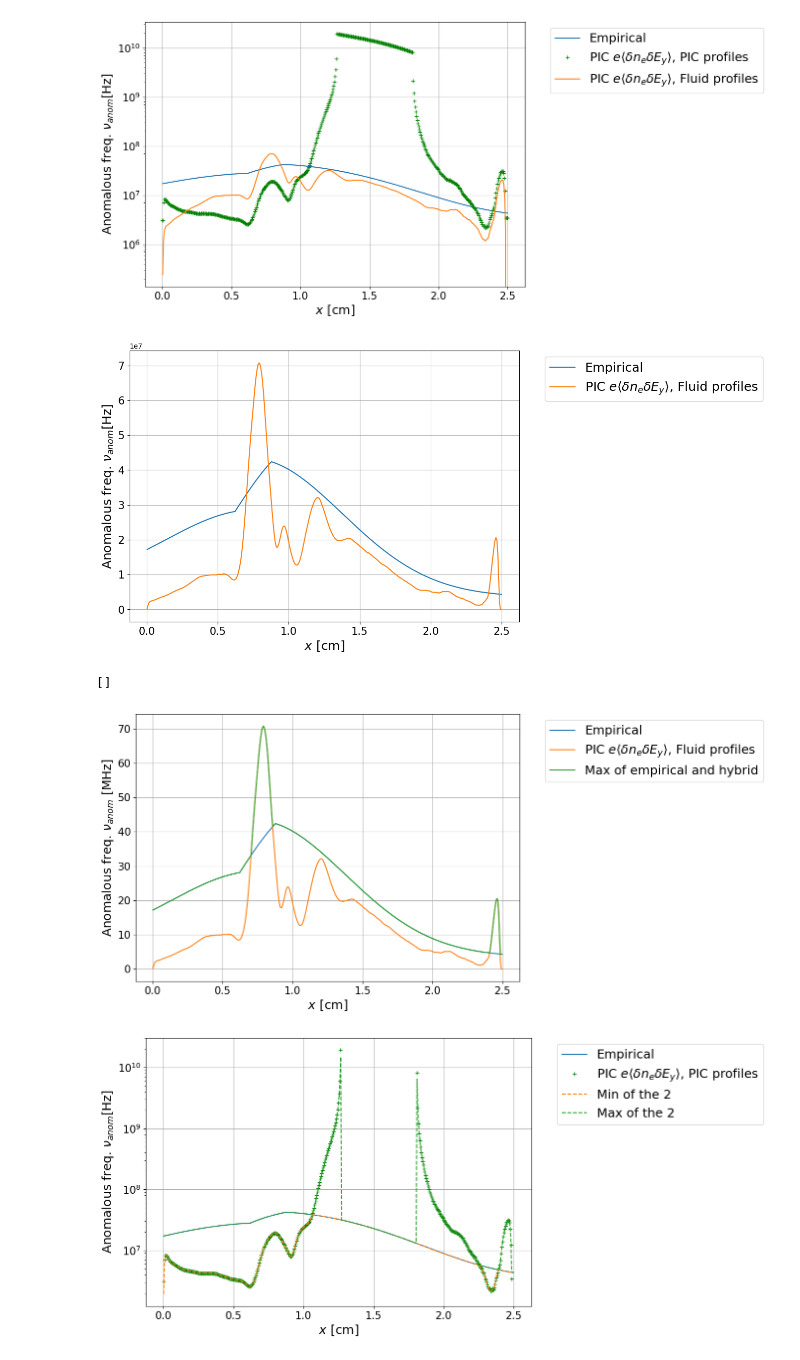
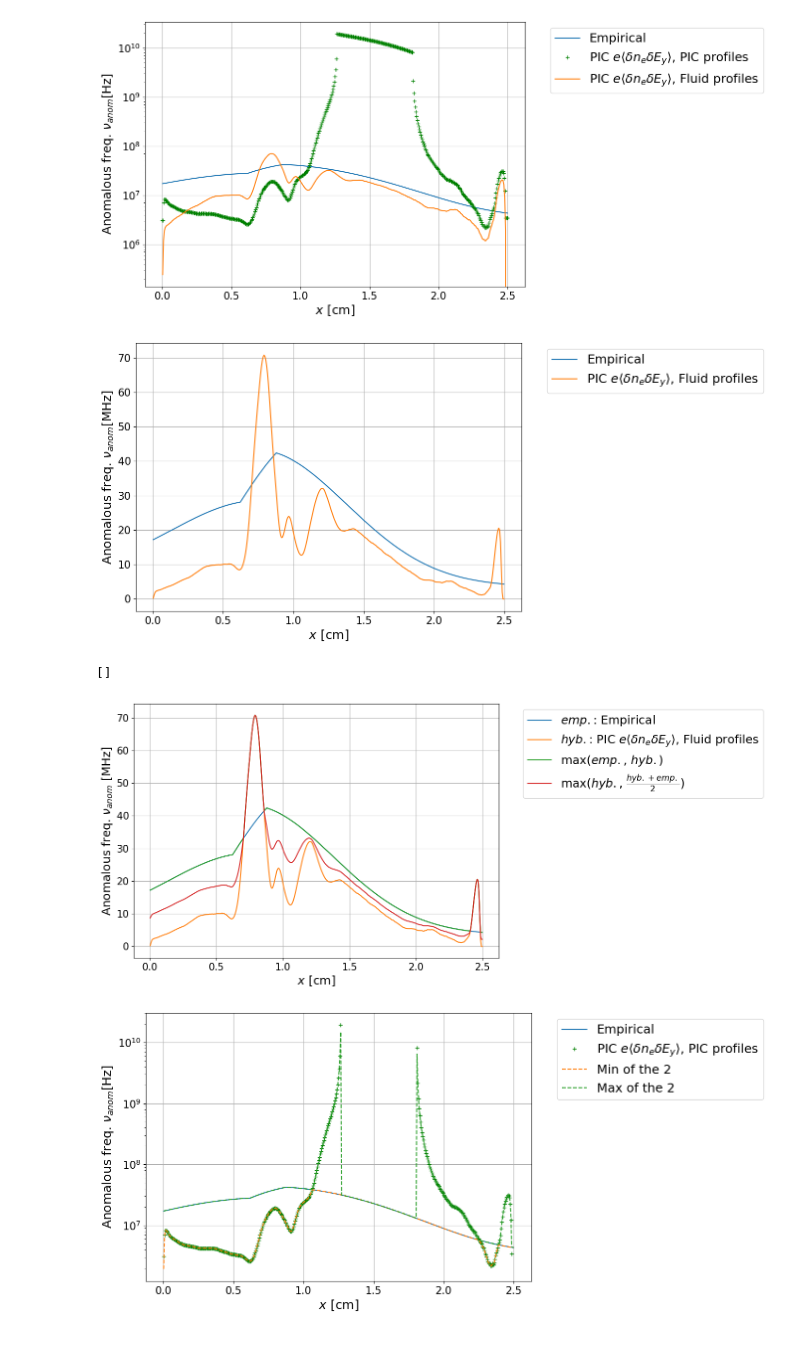
Before and after one commit to federicopetronio/FLHET1D, a Jupyter notebook: plots_comparison_PIC.ipynb, the cells around one changed output. Saved outputs shown, nothing was run; the diff lists cells and outputs as text; code cells hidden in the pictures.

Commit message:
Made a few plots for presentation.

```diff
--- a/plots_comparison_PIC.ipynb
+++ b/plots_comparison_PIC.ipynb
@@ -391,11 +391,11 @@ plt.show()
 f, ax = plt.subplots(figsize=(10,7))
 
 #ax.semilogy([LTHR*100, LTHR*100], [1e-5, 100.], 'k--', label = "channel exit")
-ax.plot(x_center*100, current_nu, '-', label = "Empirical")
-ax.plot(x_center*100, hybrid_nu, '-', label="PIC $e\\langle \\delta n_e \\delta E_y \\rangle$, Fluid profiles")
+ax.plot(x_center*100, current_nu/1e6, '-', label = "Empirical")
+ax.plot(x_center*100, hybrid_nu/1e6, '-', label="PIC $e\\langle \\delta n_e \\delta E_y \\rangle$, Fluid profiles")
 #ax.set_ylim([1e-3, 20.])
 ax.set_xlabel("$x$ [cm]", fontsize=axisfontsize)
-ax.set_ylabel("Anomalous freq. $\\nu_{anom}$[Hz]", fontsize=axisfontsize)
+ax.set_ylabel("Anomalous freq. $\\nu_{anom}$ [MHz]", fontsize=axisfontsize)
 ax.xaxis.set_tick_params(labelsize=tickfontsize)
 ax.yaxis.set_tick_params(labelsize=tickfontsize)
 
@@ -403,7 +403,7 @@ ax.grid()
 ax.legend(loc="upper left", bbox_to_anchor=(1.05, 1.0), fontsize=legendfontsize)
 plt.show()
 # %% [output]
-[figure, old version]
+[figure, new version]
 # %%
 index_neg   = np.argwhere(hybrid_nu < 0.)
 print(index_neg)
@@ -415,21 +415,22 @@ max_current_hybrid_nu   = np.maximum(hybrid_nu, current_nu)
 # %%
 f, ax = plt.subplots(figsize=(10,7))
 
 #ax.semilogy([LTHR*100, LTHR*100], [1e-5, 100.], 'k--', label = "channel exit")
-ax.plot(x_center*100, current_nu/1e6, '-', label = "Empirical")
-ax.plot(x_center*100, hybrid_nu/1e6, '-', label="PIC $e\\langle \\delta n_e \\delta E_y \\rangle$, Fluid profiles")
-ax.plot(x_center*100, max_current_hybrid_nu/1e6, '-', label="Max of empirical and hybrid")
+ax.plot(x_center*100, current_nu/1e6, '-', label = "$emp.$: Empirical")
+ax.plot(x_center*100, hybrid_nu/1e6, '-', label="$hyb.$: PIC $e\\langle \\delta n_e \\delta E_y \\rangle$, Fluid profiles")
+ax.plot(x_center*100, max_current_hybrid_nu/1e6, '-', label="max($emp.$, $hyb.$)")
+ax.plot(x_center*100, avg_current_hybrid_nu/1e6, '-', label="max($hyb.$, $\\frac{hyb. + emp.}{2}$)")
 #ax.set_ylim([1e-3, 20.])
 ax.set_xlabel("$x$ [cm]", fontsize=axisfontsize)
 ax.set_ylabel("Anomalous freq. $\\nu_{anom}$ [MHz]", fontsize=axisfontsize)
 ax.xaxis.set_tick_params(labelsize=tickfontsize)
 ax.yaxis.set_tick_params(labelsize=tickfontsize)
 
 ax.grid()
 ax.legend(loc="upper left", bbox_to_anchor=(1.05, 1.0), fontsize=legendfontsize)
 plt.show()
 # %% [output]
-[figure, old version]
+[figure, new version]
 # %%
 df_to_save_1 = pd.DataFrame({'x[cm]':x_center*100, 'nu_anom[Hz]':hybrid_nu})
 df_to_save_1.to_csv("Inputs/nu_anom_arrays/hybrid_nu_anom.csv", sep='\t', float_format="%.6e")
```
Also changed, not shown: 2 other files.
